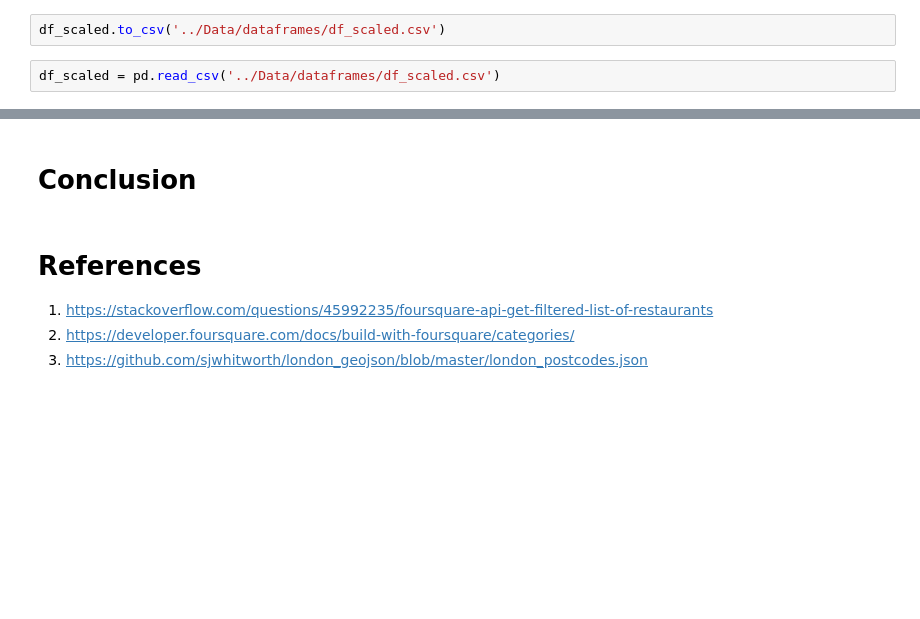
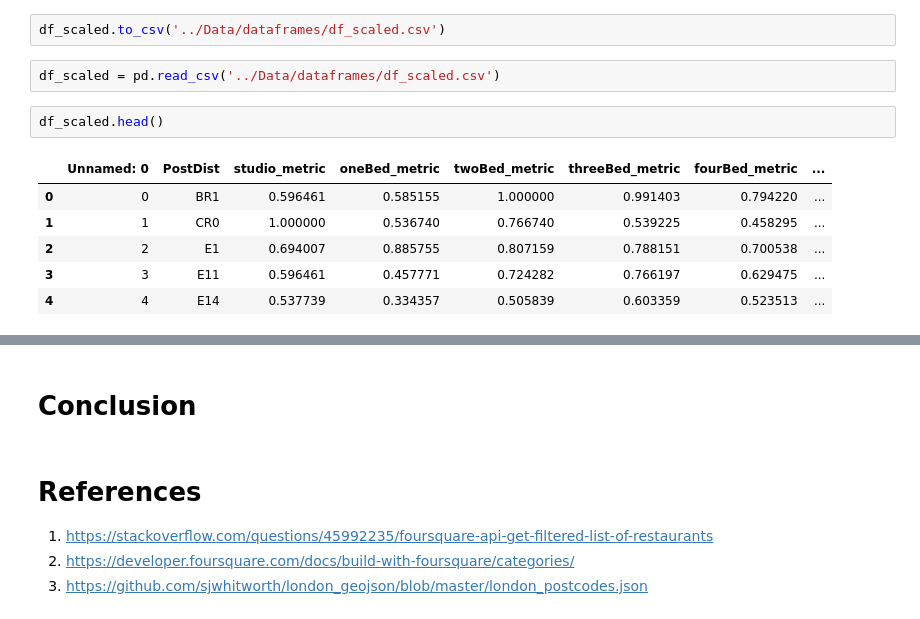
Before and after one commit to namiyousef/Coursera_Capstone, a Jupyter notebook: Capstone Notebooks/FinalCapstone_5_Analysis.ipynb, the cells around one changed output, grey strips where cells are left out. Drawn from its saved outputs; the diff is of its cells as text; blank space fills up the shorter version.

```diff
--- a/Capstone Notebooks/FinalCapstone_5_Analysis.ipynb
+++ b/Capstone Notebooks/FinalCapstone_5_Analysis.ipynb
@@ -939,6 +940,15 @@ df_scaled
 df_scaled.to_csv('../Data/dataframes/df_scaled.csv')
 # %%
 df_scaled = pd.read_csv('../Data/dataframes/df_scaled.csv')
+# %%
+df_scaled.head()
+# %% [output]
+|  | Unnamed: 0 | PostDist | studio_metric | oneBed_metric | twoBed_metric | threeBed_metric | fourBed_metric | ... |
+| 0 | 0 | BR1 | 0.596461 | 0.585155 | 1.000000 | 0.991403 | 0.794220 | ... |
+| 1 | 1 | CR0 | 1.000000 | 0.536740 | 0.766740 | 0.539225 | 0.458295 | ... |
+| 2 | 2 | E1 | 0.694007 | 0.885755 | 0.807159 | 0.788151 | 0.700538 | ... |
+| 3 | 3 | E11 | 0.596461 | 0.457771 | 0.724282 | 0.766197 | 0.629475 | ... |
+| 4 | 4 | E14 | 0.537739 | 0.334357 | 0.505839 | 0.603359 | 0.523513 | ... |
 # %%
 path = "../Data/json/london_geodata.json"
 
```
Also changed, not shown: parts of 10 cells of this notebook.
